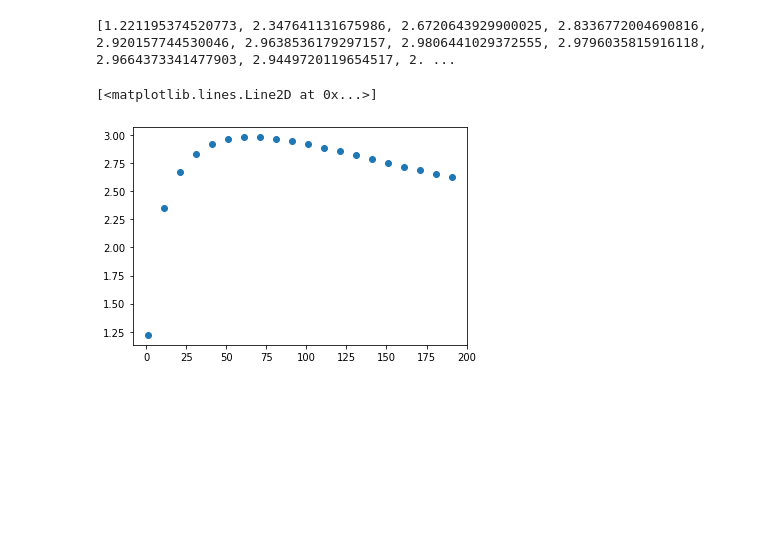
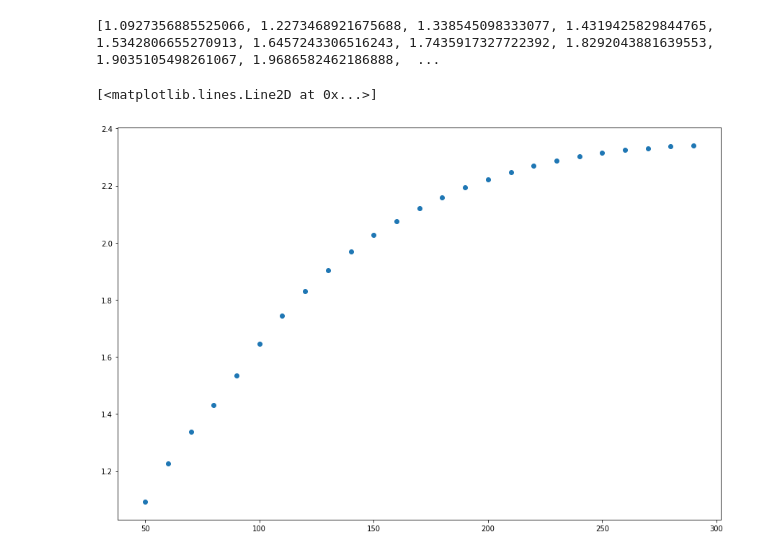
Before and after one commit to qwertpas/saltosim, a Jupyter notebook: notebooks/MAsim.ipynb, the cells around one changed output. Cells and saved outputs as stored; diff of their text form; code cells hidden in the pictures; blank space fills up the shorter version.

Commit message:
manual tuning for half motor speed

```diff
--- a/notebooks/MAsim.ipynb
+++ b/notebooks/MAsim.ipynb
@@ -2,6 +2,8 @@
 import matplotlib.pyplot as plt
 import numpy as np
 from scipy.integrate import solve_ivp
+
+plt.rcParams['figure.figsize'] = [15, 10]
 # %%
 motor_max_torque = 1.1 #N*m, from salto after gearing
 motor_max_vel = 25 #rad/s, 825kv motor geared 38.3
@@ -19,7 +21,7 @@ def jump_model(t, s, k, get_TSA_mult, get_link_mult): #k is spring constant in N
     TSA_mult = get_TSA_mult(motor_pos)
     link_mult = get_link_mult(foot_pos)
 
-    spring_pos = -motor_pos/TSA_mult + foot_pos/link_mult
+    spring_pos = -motor_pos/TSA_mult + foot_pos*link_mult
 
     motor_torque = get_motor_torque(t, dmotor_pos)
 
@@ -78,10 +106,2 @@ def solve_end_vel(k, get_TSA_mult, get_link_mult, doPlot):
 
     return foot_vel_data[-1]
-# %%
-get_TSA_mult = lambda motor_pos: 0.01*motor_pos+1
-get_link_mult = lambda foot_pos: 1
-
-solve_end_vel(40, get_TSA_mult, get_link_mult, True)
-solve_end_vel(70, get_TSA_mult, get_link_mult, True)
-solve_end_vel(90, get_TSA_mult, get_link_mult, True)
-# solve_end_vel(5, get_TSA_mult, get_link_mult, True)
@@ -92,0 +108,22 @@ solve_end_vel(90, get_TSA_mult, get_link_mult, True)
+# %%
+def get_TSA_mult(motor_pos):
+    return 5 + 10*motor_pos
+
+def get_link_mult(foot_pos):
+    if foot_pos < 0.02:
+        return 1.4
+    elif foot_pos < 0.04:
+        return 0.6
+    elif foot_pos < 0.06:
+        return 0.4
+    else:
+        return 0.2
+    # return 0.1 + 4*foot_pos
+
+# solve_end_vel(30, get_TSA_mult, get_link_mult, True)
+# solve_end_vel(50, get_TSA_mult, get_link_mult, True)
+# solve_end_vel(70, get_TSA_mult, get_link_mult, True)
+# solve_end_vel(90, get_TSA_mult, get_link_mult, True)
+# solve_end_vel(110, get_TSA_mult, get_link_mult, True)
+solve_end_vel(180, get_TSA_mult, get_link_mult, True)
+# solve_end_vel(300, get_TSA_mult, get_link_mult, True)
@@ -93,16 +134,16 @@ solve_end_vel(90, get_TSA_mult, get_link_mult, True)
 # %%
-test_ks = np.arange(1, 200, 10)
+test_ks = np.arange(50, 300, 10)
 end_vels = []
 
 for i in test_ks:
-    end_vel = solve_end_vel(k = i, get_TSA_mult=lambda x:10, get_link_mult=lambda x:1, doPlot=False)
+    end_vel = solve_end_vel(i, get_TSA_mult, get_link_mult, doPlot=False)
     end_vels.append(end_vel)
 
 print(end_vels)
 plt.plot(test_ks, end_vels, 'o')
 
 #TODO: what's the optimal MA profile? make function where input is MA profile and output is max vel (try diff k).
 # %% [output]
-[1.221195374520773, 2.347641131675986, 2.6720643929900025, 2.8336772004690816, 2.920157744530046, 2.9638536179297157, 2.9806441029372555, 2.9796035815916118, 2.9664373341477903, 2.9449720119654517, 2. ...
+[1.0927356885525066, 1.2273468921675688, 1.338545098333077, 1.4319425829844765, 1.5342806655270913, 1.6457243306516243, 1.7435917327722392, 1.8292043881639553, 1.9035105498261067, 1.9686582462186888,  ...
 [<matplotlib.lines.Line2D at 0x...>]
-[figure, old version]
+[figure, new version]
```
Also changed, not shown: parts of 4 cells of this notebook.
